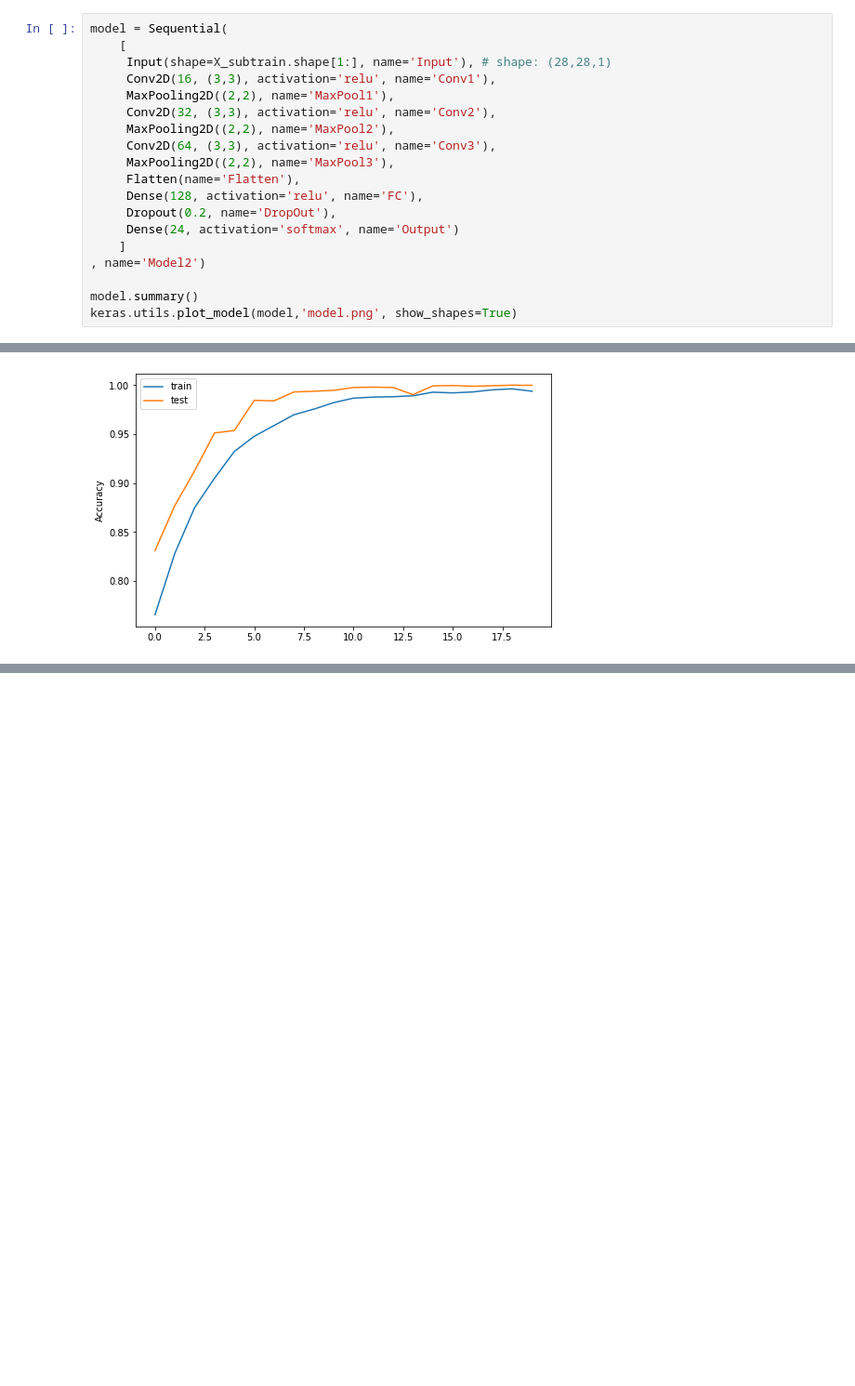
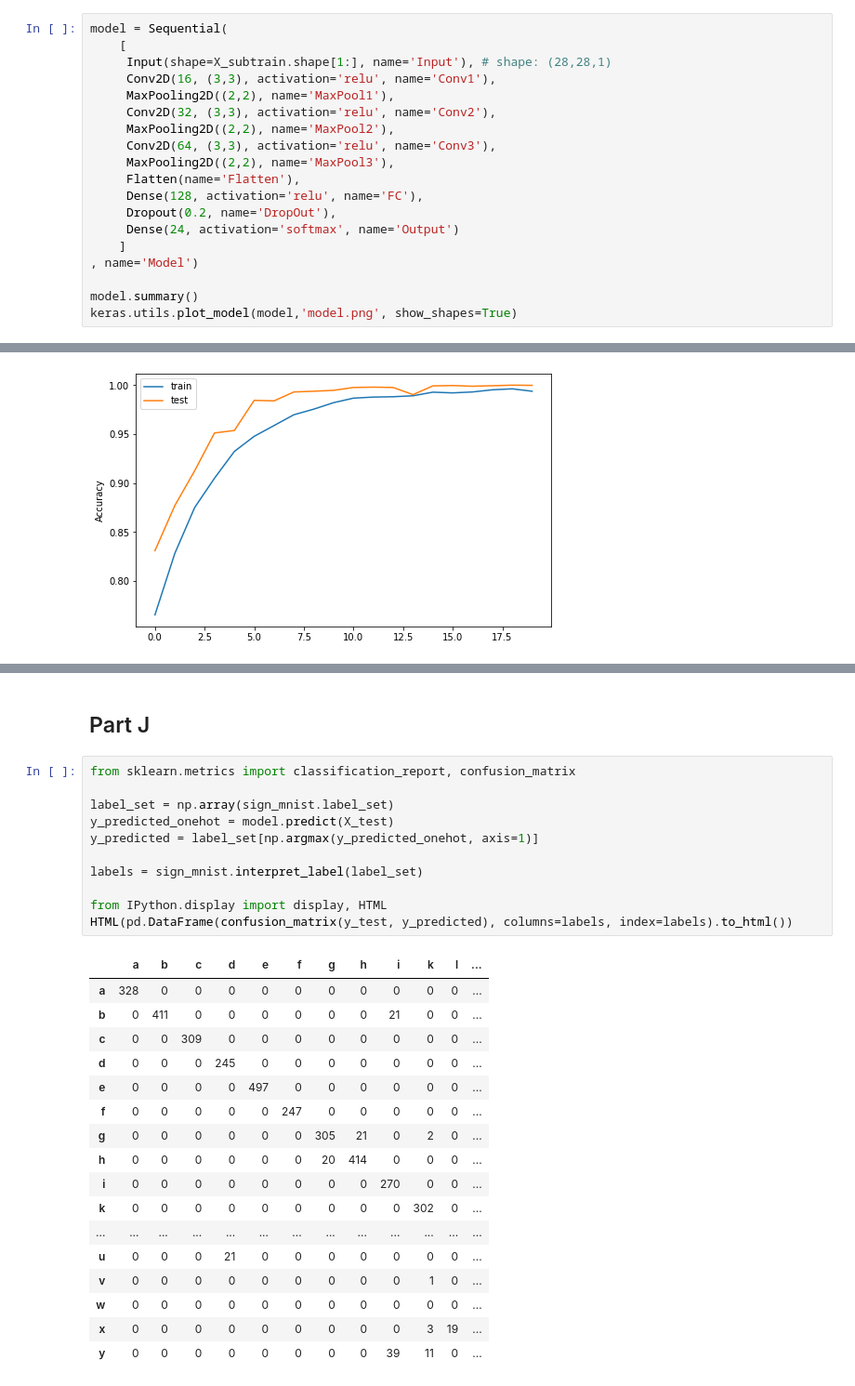
Before and after one commit to MohammadRaziei/Deep-Learning-Cource, a Jupyter notebook: HW03/Q7/HW03_Q7.ipynb, the cells around one changed output, grey strips where cells are left out. Shown at 93% size. Cells and saved outputs as stored; diff of their text form; blank space fills up the shorter version.

```diff
--- a/HW03/Q7/HW03_Q7.ipynb
+++ b/HW03/Q7/HW03_Q7.ipynb
@@ -196,7 +196,7 @@ model = Sequential(
      Dropout(0.2, name='DropOut'),
      Dense(24, activation='softmax', name='Output')
     ]
-, name='Model2')
+, name='Model')
 
 model.summary()
 keras.utils.plot_model(model,'model.png', show_shapes=True)
@@ -278,0 +276,31 @@ dict_keys(['loss', 'accuracy', 'val_loss', 'val_accuracy'])
+# %% [markdown]
+## Part J
+# %%
+from sklearn.metrics import classification_report, confusion_matrix
+
+label_set = np.array(sign_mnist.label_set)
+y_predicted_onehot = model.predict(X_test)
+y_predicted = label_set[np.argmax(y_predicted_onehot, axis=1)]
+
+labels = sign_mnist.interpret_label(label_set)
+
+from IPython.display import display, HTML
+HTML(pd.DataFrame(confusion_matrix(y_test, y_predicted), columns=labels, index=labels).to_html())
+# %% [output]
+|  | a | b | c | d | e | f | g | h | i | k | l | ... |
+| a | 328 | 0 | 0 | 0 | 0 | 0 | 0 | 0 | 0 | 0 | 0 | ... |
+| b | 0 | 411 | 0 | 0 | 0 | 0 | 0 | 0 | 21 | 0 | 0 | ... |
+| c | 0 | 0 | 309 | 0 | 0 | 0 | 0 | 0 | 0 | 0 | 0 | ... |
+| d | 0 | 0 | 0 | 245 | 0 | 0 | 0 | 0 | 0 | 0 | 0 | ... |
+| e | 0 | 0 | 0 | 0 | 497 | 0 | 0 | 0 | 0 | 0 | 0 | ... |
+| f | 0 | 0 | 0 | 0 | 0 | 247 | 0 | 0 | 0 | 0 | 0 | ... |
+| g | 0 | 0 | 0 | 0 | 0 | 0 | 305 | 21 | 0 | 2 | 0 | ... |
+| h | 0 | 0 | 0 | 0 | 0 | 0 | 20 | 414 | 0 | 0 | 0 | ... |
+| i | 0 | 0 | 0 | 0 | 0 | 0 | 0 | 0 | 270 | 0 | 0 | ... |
+| k | 0 | 0 | 0 | 0 | 0 | 0 | 0 | 0 | 0 | 302 | 0 | ... |
+| ... | ... | ... | ... | ... | ... | ... | ... | ... | ... | ... | ... | ... |
+| u | 0 | 0 | 0 | 21 | 0 | 0 | 0 | 0 | 0 | 0 | 0 | ... |
+| v | 0 | 0 | 0 | 0 | 0 | 0 | 0 | 0 | 0 | 1 | 0 | ... |
+| w | 0 | 0 | 0 | 0 | 0 | 0 | 0 | 0 | 0 | 0 | 0 | ... |
+| x | 0 | 0 | 0 | 0 | 0 | 0 | 0 | 0 | 0 | 3 | 19 | ... |
+| y | 0 | 0 | 0 | 0 | 0 | 0 | 0 | 0 | 39 | 11 | 0 | ... |
```
Also changed, not shown: parts of 3 cells of this notebook.
